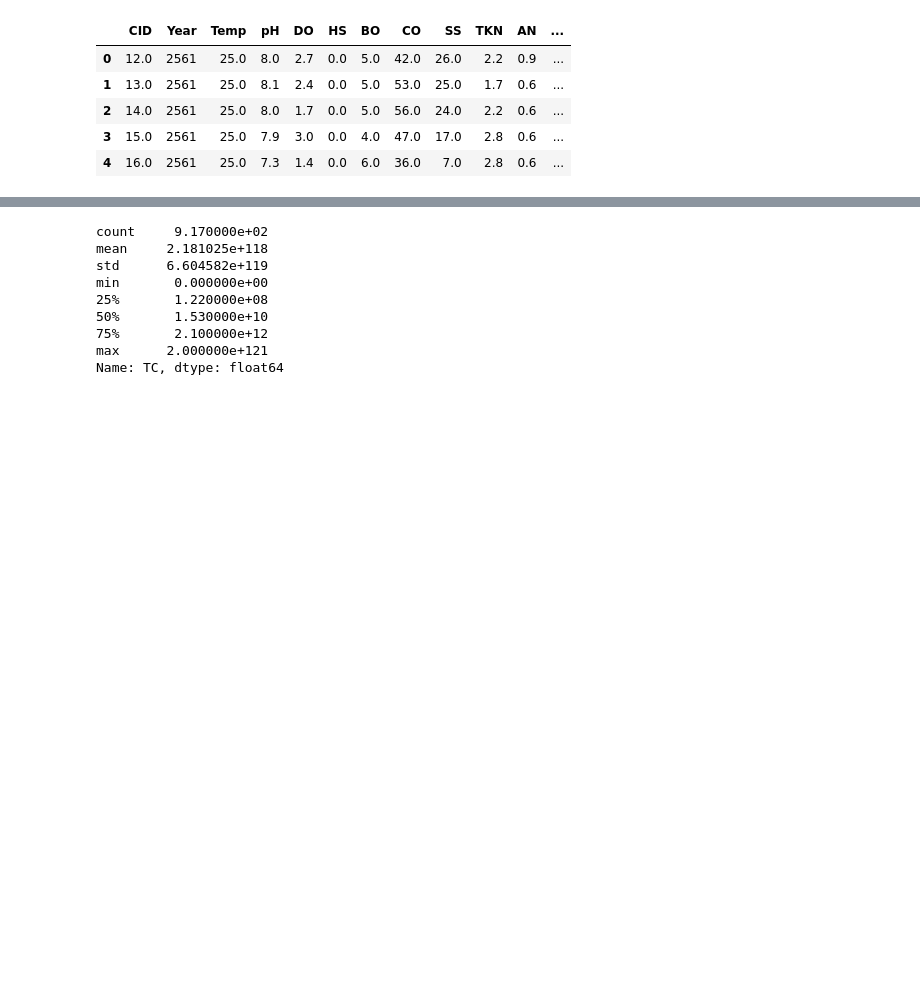
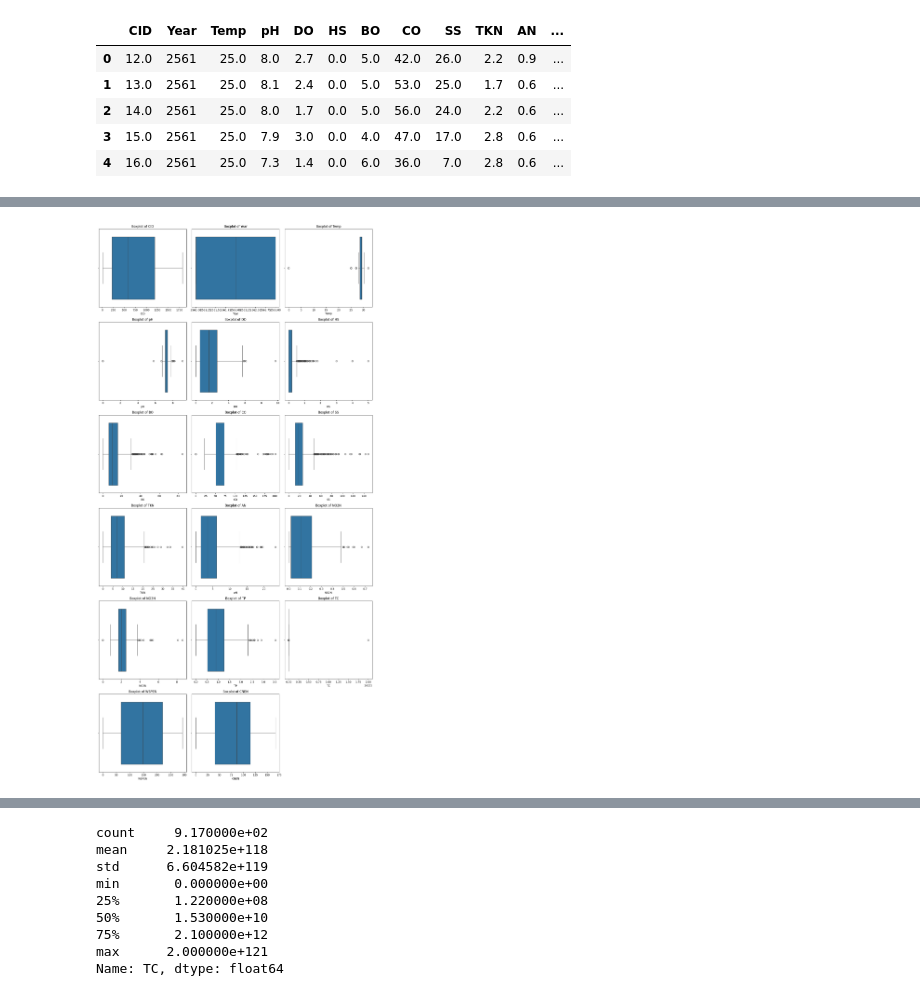
Before and after one commit to puskr99/ml-project-water-potability, a Jupyter notebook: code/water.ipynb, the cells around one changed output, grey strips where cells are left out. Cells and saved outputs as stored; diff of their text form; code cells hidden in the pictures; blank space fills up the shorter version.

```diff
--- a/code/water.ipynb
+++ b/code/water.ipynb
@@ -194,0 +228,15 @@ data.head()
+# %%
+# Create boxplots to detect outliers
+import math
+numeric_cols = data.select_dtypes(include='number').columns
+rows = math.ceil(len(numeric_cols)/3)
+
+plt.figure(figsize=(15, 5 * rows))
+for i, col in enumerate(numeric_cols, 1):
+    plt.subplot(rows, 3, i)
+    sns.boxplot(x=data[col])
+    plt.title(f"Boxplot of {col}")
+plt.tight_layout()
+plt.show()
+# %% [output]
+[figure, added]
```
Also changed, not shown: parts of 76 cells of this notebook, 1 other file.
